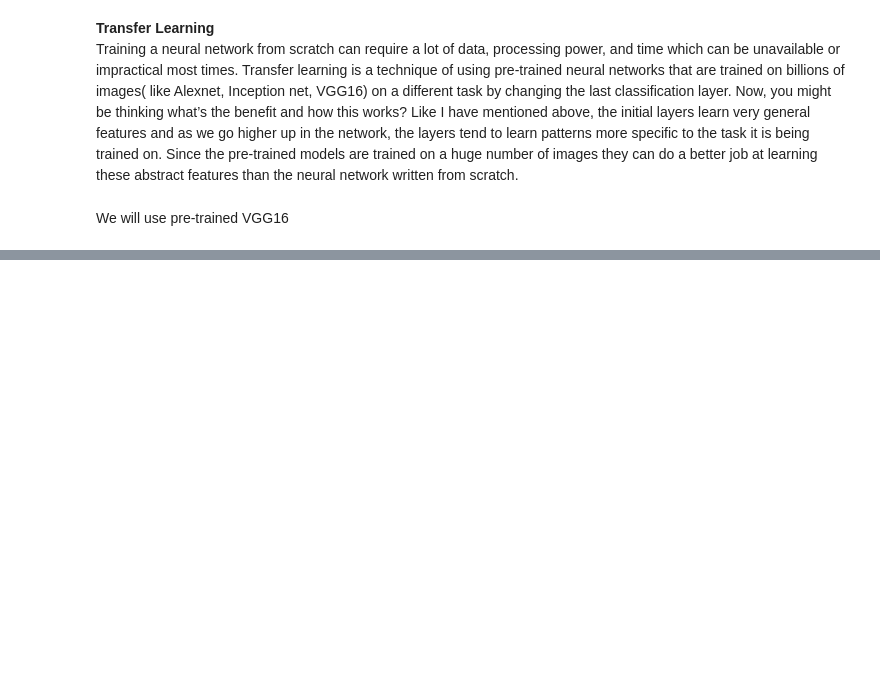
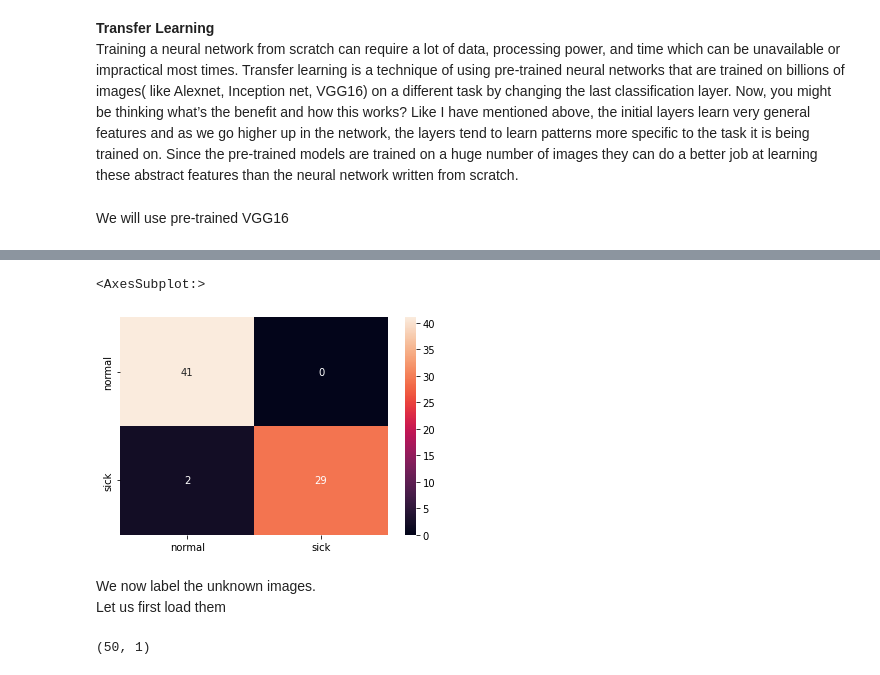
Before and after one commit to skizza8/Deep-Learning---Detecting-Pneumonia-from-Images, a Jupyter notebook: image_classification.ipynb, the cells around one changed output, grey strips where cells are left out. Cells and saved outputs as stored; diff of their text form; code cells hidden in the pictures; blank space fills up the shorter version.

```diff
--- a/image_classification.ipynb
+++ b/image_classification.ipynb
@@ -379,0 +416,9 @@ Name: labels, Length: 71, dtype: object
+# %%
+# Get predictions
+pred = vgg_conv.predict(test_data, batch_size=16)
+pred = np.argmax(pred, axis=-1)
+
+# original labels
+labels = np.argmax(test_labels, axis=-1)
+from sklearn.metrics import classification_report
+print(classification_report(labels, pred))
@@ -379,0 +435,12 @@ Name: labels, Length: 71, dtype: object
+# %%
+import seaborn as sns
+
+# Get the confusion matrix
+cm = confusion_matrix(labels, pred)
+sns.heatmap(cm, annot=True, fmt='g', xticklabels=['normal', 'sick'],yticklabels=['normal', 'sick'] )
+# %% [output]
+<AxesSubplot:>
+[figure, added]
+# %% [markdown]
+We now label the unknown images.<br>
+Let us first load them
@@ -379,0 +458,6 @@ Name: labels, Length: 71, dtype: object
+# %%
+df_unknown_images = load_unknown_images()
+
+df_unknown_images.shape
+# %% [output]
+(50, 1)
```
Also changed, not shown: parts of 19 cells of this notebook.
